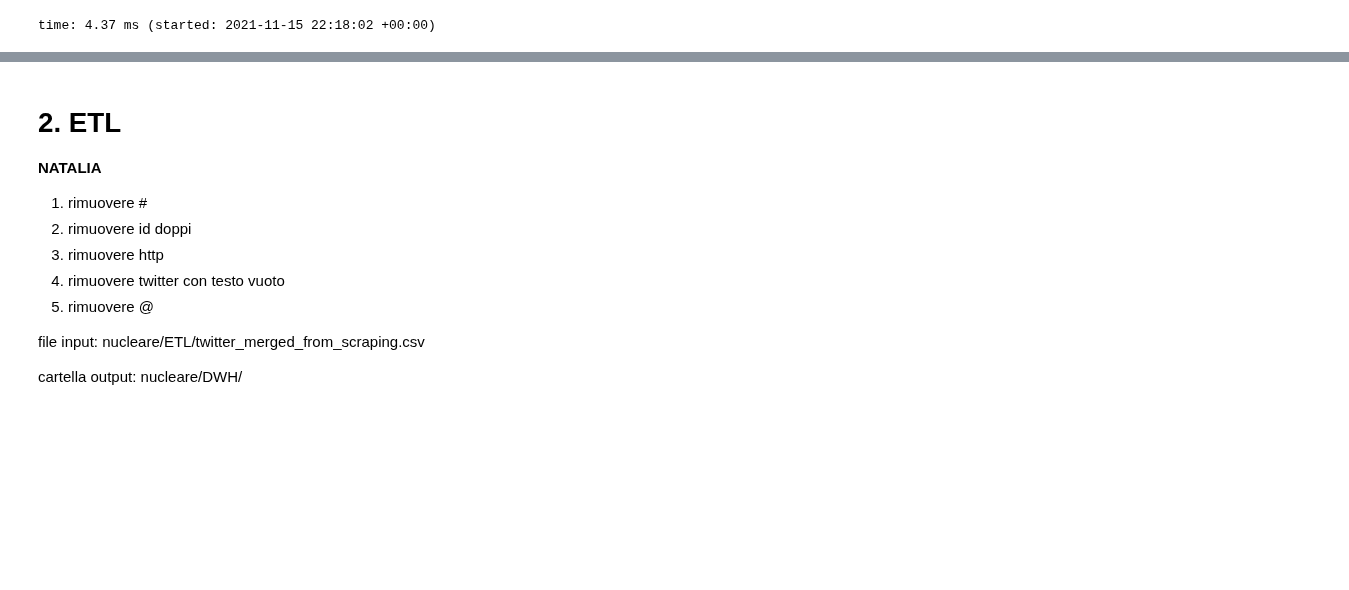
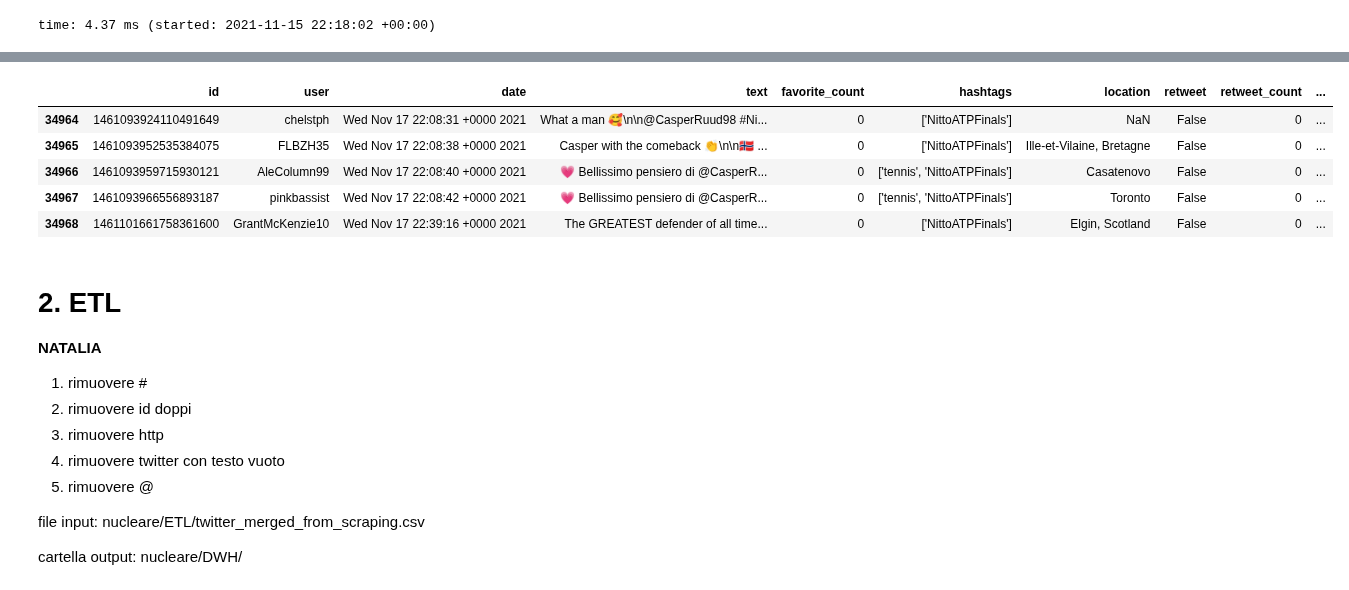
Before and after one commit to AScarcella3/TextMiningProject, a Jupyter notebook: main.ipynb, the cells around one changed output, grey strips where cells are left out. Cells and saved outputs as stored; diff of their text form; code cells hidden in the pictures; blank space fills up the shorter version.

```diff
--- a/main.ipynb
+++ b/main.ipynb
@@ -272,0 +331,3 @@ df_merged.to_csv(f'{etl_root_dir}twitter_merge.csv')
+# %%
+df_merge = pd.read_csv(f'{etl_root_dir}twitter_merged_from_scraping.csv')
+df_merge.info()
@@ -273,3 +354,12 @@ df_merged.to_csv(f'{etl_root_dir}twitter_merge.csv')
+# %%
+df_merge.tail()
+# %% [output]
+|  | id | user | date | text | favorite_count | hashtags | location | retweet | retweet_count | ... |
+| 34964 | 1461093924110491649 | chelstph | Wed Nov 17 22:08:31 +0000 2021 | What a man 🥰\n\n@CasperRuud98 #Ni... | 0 | ['NittoATPFinals'] | NaN | False | 0 | ... |
+| 34965 | 1461093952535384075 | FLBZH35 | Wed Nov 17 22:08:38 +0000 2021 | Casper with the comeback 👏\n\n🇳🇴 ... | 0 | ['NittoATPFinals'] | Ille-et-Vilaine, Bretagne | False | 0 | ... |
+| 34966 | 1461093959715930121 | AleColumn99 | Wed Nov 17 22:08:40 +0000 2021 | 💗 Bellissimo pensiero di @CasperR... | 0 | ['tennis', 'NittoATPFinals'] | Casatenovo | False | 0 | ... |
+| 34967 | 1461093966556893187 | pinkbassist | Wed Nov 17 22:08:42 +0000 2021 | 💗 Bellissimo pensiero di @CasperR... | 0 | ['tennis', 'NittoATPFinals'] | Toronto | False | 0 | ... |
+| 34968 | 1461101661758361600 | GrantMcKenzie10 | Wed Nov 17 22:39:16 +0000 2021 | The GREATEST defender of all time... | 0 | ['NittoATPFinals'] | Elgin, Scotland | False | 0 | ... |
 # %% [markdown]
 # 2. ETL
 **NATALIA**
```
Also changed, not shown: parts of 21 cells of this notebook.
